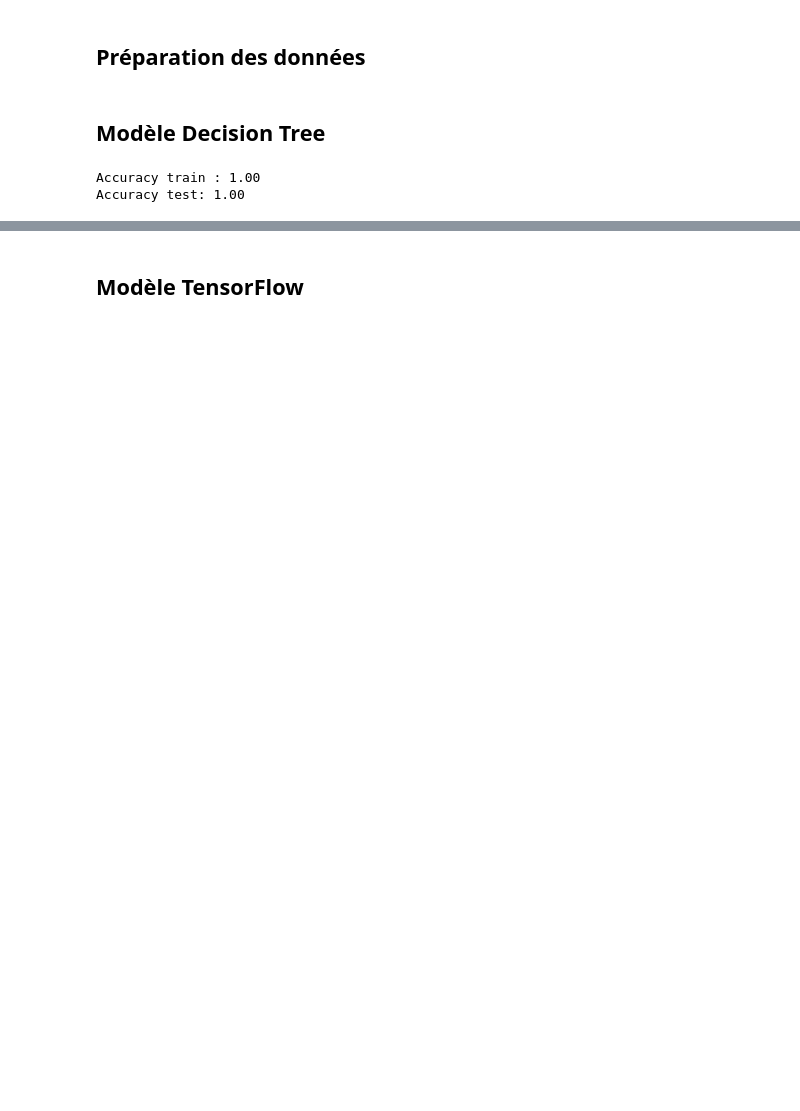
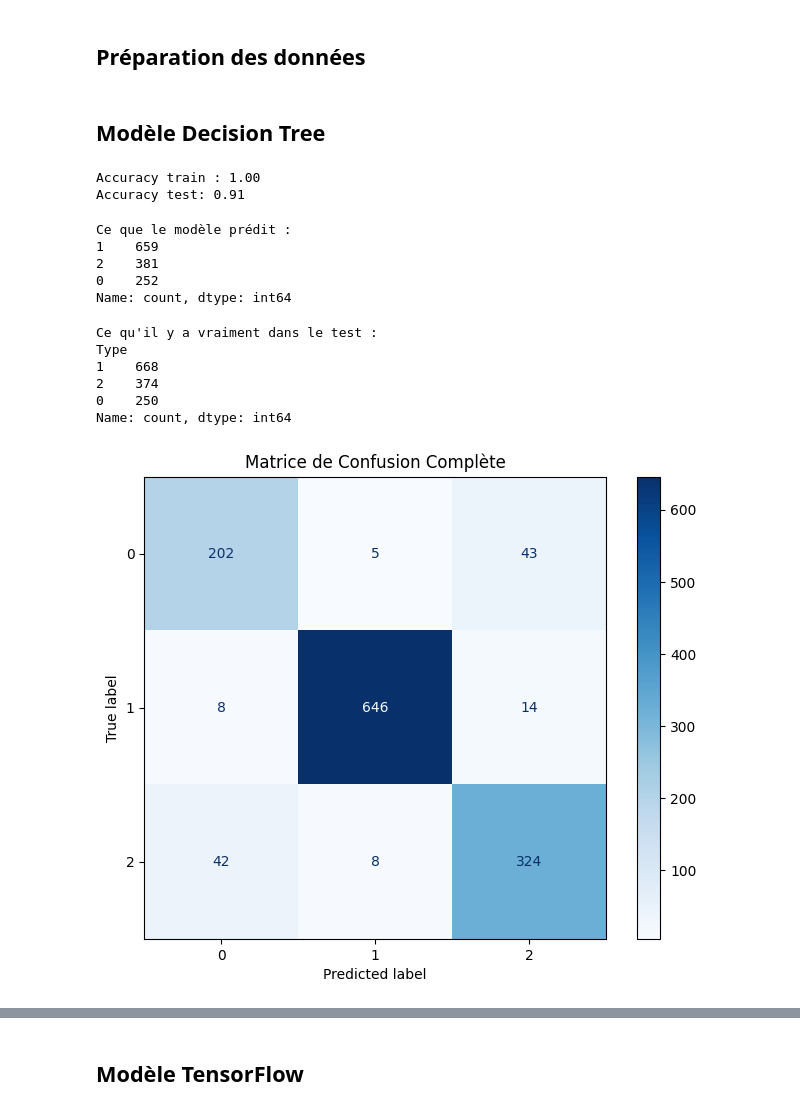
Before and after one commit to Sorci3/Reconnaissance_de_diamant, a Jupyter notebook: notebook/cut6k.ipynb, the cells around one changed output, grey strips where cells are left out. Cells and saved outputs as stored; diff of their text form; code cells hidden in the pictures; blank space fills up the shorter version.

```diff
--- a/notebook/cut6k.ipynb
+++ b/notebook/cut6k.ipynb
@@ -160,10 +153,49 @@ tree_classifier.fit(X_train, y_train)
 y_pred_train = tree_classifier.predict(X_train)
 y_pred_test = tree_classifier.predict(X_test)
 
+importance = tree_classifier.feature_importances_
+
 accuracy_train = accuracy_score(y_train, y_pred_train)
 accuracy_test = accuracy_score(y_test, y_pred_test)
 print(f"Accuracy train : {accuracy_train:.2f}")
 print(f"Accuracy test: {accuracy_test:.2f}")
 # %% [output]
 Accuracy train : 1.00
-Accuracy test: 1.00
+Accuracy test: 0.91
+# %%
+print("Ce que le modèle prédit :")
+print(pd.Series(y_pred_test).value_counts())
+# %% [output]
+Ce que le modèle prédit :
+1    659
+2    381
+0    252
+Name: count, dtype: int64
+# %%
+print("Ce qu'il y a vraiment dans le test :")
+print(y_test.value_counts())
+# %% [output]
+Ce qu'il y a vraiment dans le test :
+Type
+1    668
+2    374
+0    250
+Name: count, dtype: int64
+# %%
+all_classes = tree_classifier.classes_
+
+fig, ax = plt.subplots(figsize=(8, 6))
+
+ConfusionMatrixDisplay.from_predictions(
+    y_test,
+    y_pred_test,
+    labels=all_classes,      # <--- C'est la ligne magique qui force toutes les classes
+    display_labels=all_classes, # Pour avoir les bons noms sur les axes
+    cmap=plt.cm.Blues,
+    ax=ax
+)
+
+ax.set_title("Matrice de Confusion Complète")
+plt.show()
+# %% [output]
+[figure, added]
```
Also changed, not shown: parts of 11 cells of this notebook.
